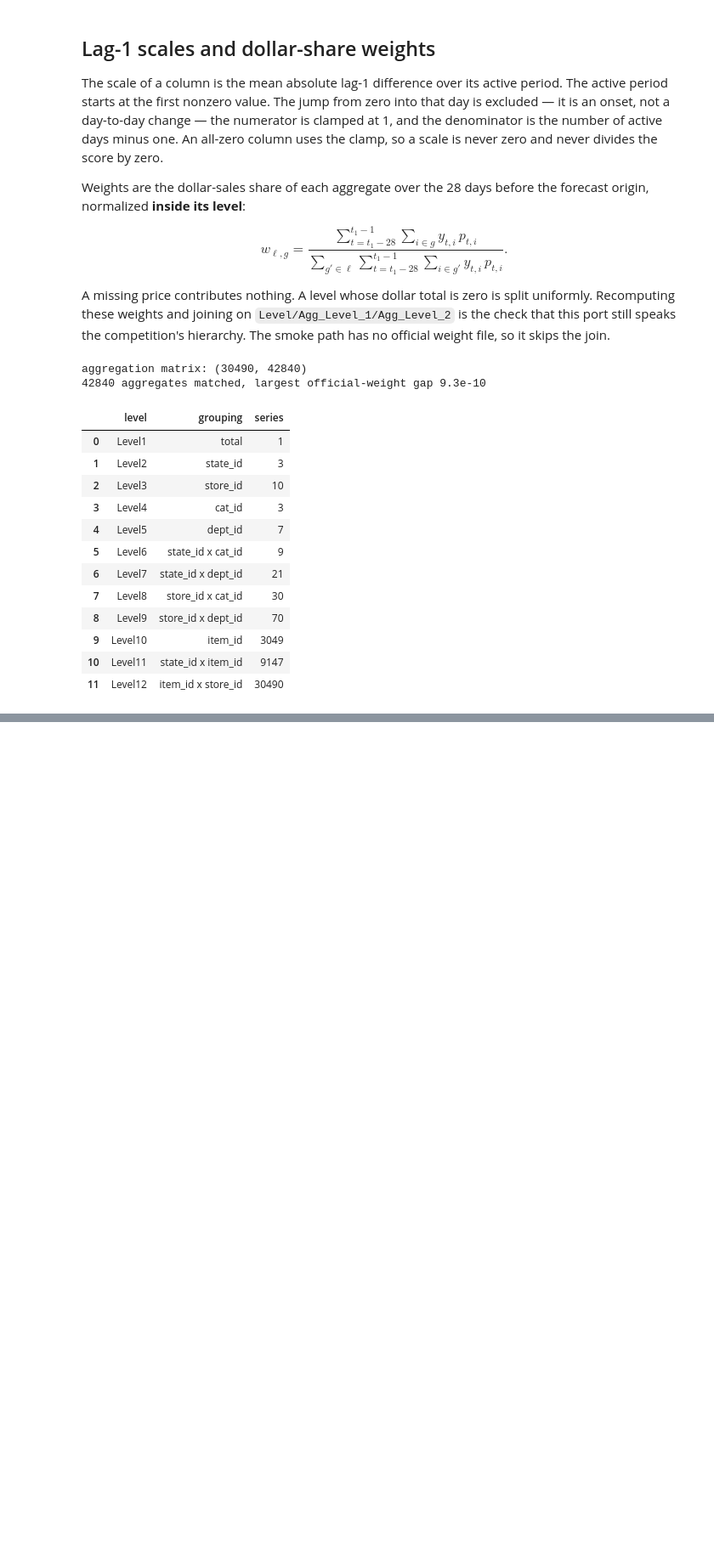
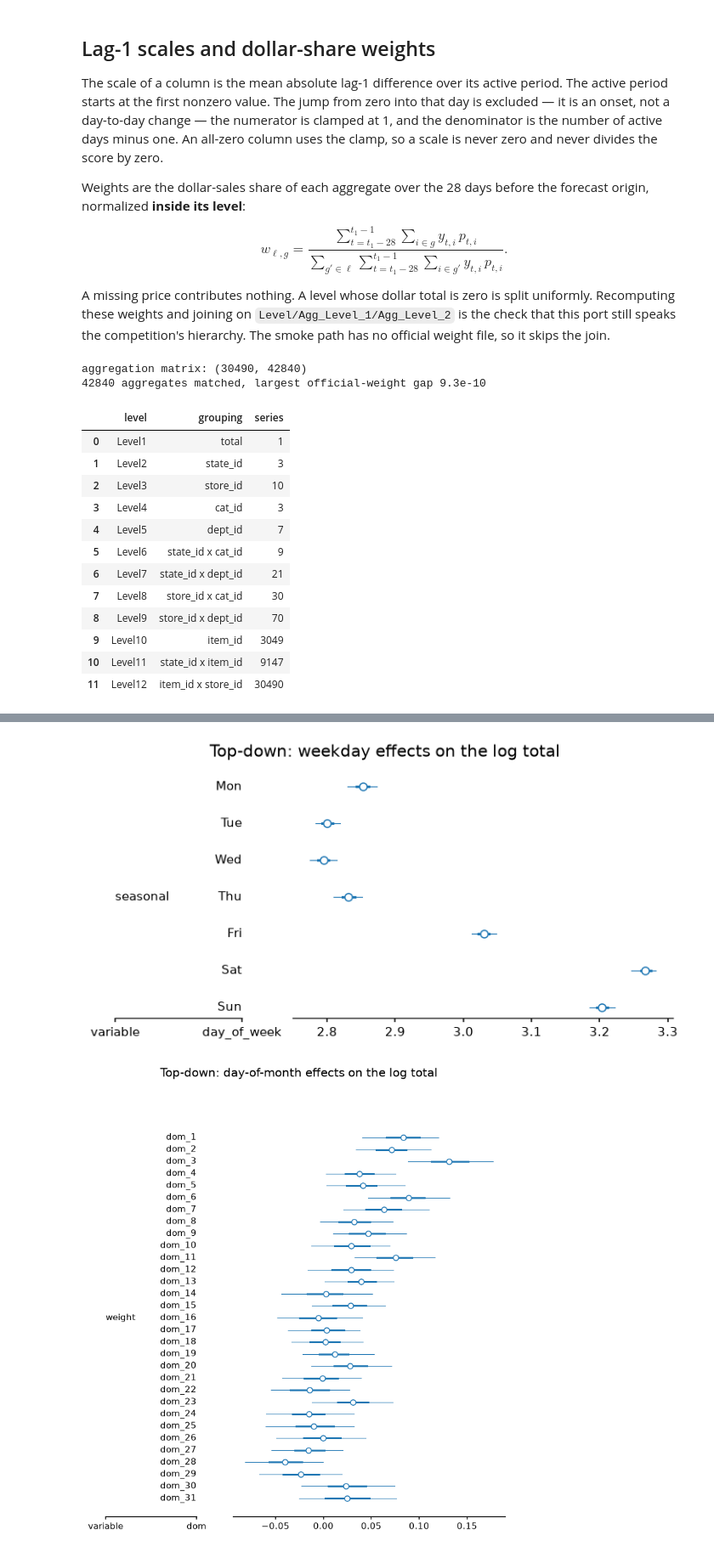
Before and after one commit to pymc-labs/pymc-forecast, a Jupyter notebook: docs/examples/m5_forecasting.ipynb, the cells around one changed output, grey strips where cells are left out. Shown at 85% size. Cells and saved outputs as stored; diff of their text form; code cells hidden in the pictures; blank space fills up the shorter version.

```diff
--- a/docs/examples/m5_forecasting.ipynb
+++ b/docs/examples/m5_forecasting.ipynb
@@ -377,26 +447,16 @@ if SMOKE:
     print("official-weight check skipped; smoke does not load the competition panel")
 else:
     full = build_aggregation(m5.keys)
-    levels = pd.DataFrame(
-        [
-            {
-                "level": level,
-                "grouping": " x ".join(columns) if columns else "total",
-                "series": full.slices[level].stop - full.slices[level].start,
-            }
-            for level, columns in LEVELS.items()
-        ]
-    )
     print(f"aggregation matrix: {full.matrix.shape}")
     gap = weight_gap(
         m5.weights,
         full.labels,
-        m5_weights(m5.sales, m5.price, full, N_DAYS_TRAIN),
+        m5_weights(m5.sales.values, m5.price.values, full, N_DAYS_TRAIN),
     )
     print(f"{len(full.labels)} aggregates matched, largest official-weight gap {gap:.1e}")
     assert len(full.labels) == 42_840
     assert gap < 1e-4
-    display(levels)
+    display(level_table(full))
 # %% [output]
 aggregation matrix: (30490, 42840)
 42840 aggregates matched, largest official-weight gap 9.3e-10
@@ -874,0 +1024,12 @@ top-down WS-CRPS 0.881, WSPL 0.293
+# %%
+pc = az.plot_forest(
+    top_posterior, var_names=["seasonal"], combined=True, figure_kwargs={"figsize": (8, 3.5)}
+)
+pc.viz["figure"].item().suptitle("Top-down: weekday effects on the log total", fontsize=13)
+pc = az.plot_forest(
+    top_posterior, var_names=["weight"], combined=True, figure_kwargs={"figsize": (8, 8)}
+)
+pc.viz["figure"].item().suptitle("Top-down: day-of-month effects on the log total", fontsize=13);
+# %% [output]
+[figure, added]
+[figure, added]
```
Also changed, not shown: parts of 42 cells of this notebook, 4 other files.
